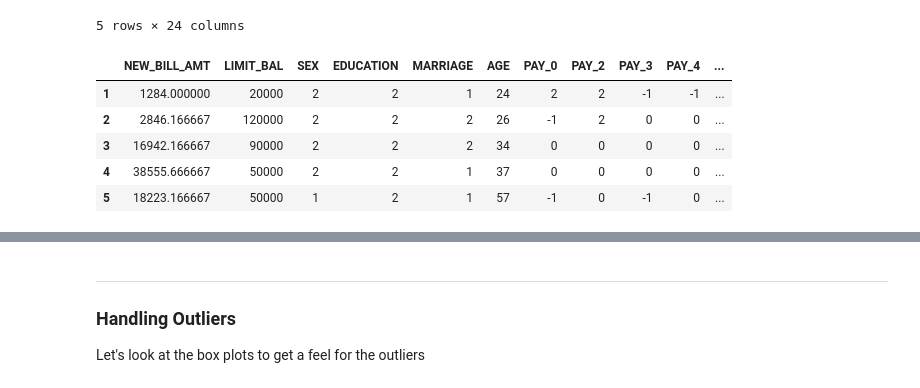
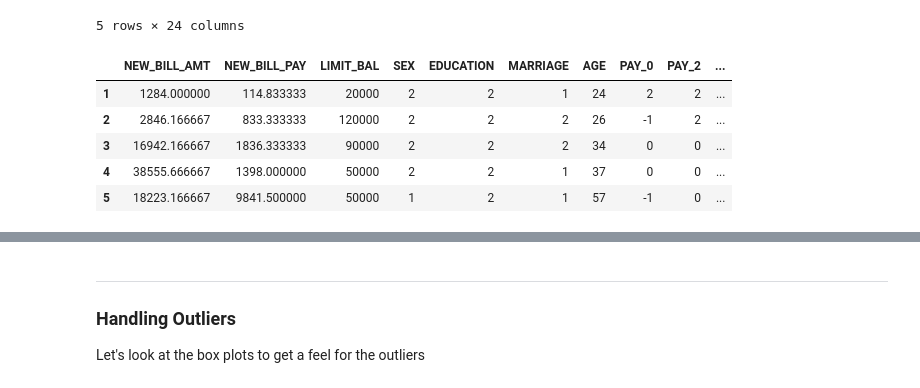
Before and after one commit to vickyumath/GreyAtom-Project, a Jupyter notebook: taiwanese_data/Taiwanese_Credit_Default.ipynb, the cells around one changed output, grey strips where cells are left out. Cells and saved outputs as stored; diff of their text form; code cells hidden in the pictures.

```diff
--- a/taiwanese_data/Taiwanese_Credit_Default.ipynb
+++ b/taiwanese_data/Taiwanese_Credit_Default.ipynb
@@ -162,19 +162,26 @@ cleaned_df.head()
 5 rows × 24 columns
 # %%
 # Get all tje BILL_AMT column names
-cols = df.columns[11:17]
+cols_bill = df.columns[11:17]
+cols_paym = df.columns[17:23]
 
 # Calculate mean across these columns
-mean = cleaned_df[cols].mean(axis=1)
+mean_bill = cleaned_df[cols_bill].mean(axis=1)
+mean_paym = cleaned_df[cols_paym].mean(axis=1)
 
-# Drop the all the original BILL_AMT features and replace it with a new NEW_BILL_AMT feature
-cleaned_df.insert(0, "NEW_BILL_AMT", mean)
-cleaned_df.drop(list(cols), axis=1, inplace=True)
+# Add BILL_AMT & BILL_PAYM features
+cleaned_df.insert(0, "NEW_BILL_AMT", mean_bill)
+cleaned_df.insert(1, "NEW_BILL_PAY", mean_paym)
+
+# Drop the original rows from the dataframe
+cleaned_df.drop(list(cols_bill), axis=1, inplace=True)
+cleaned_df.drop(list(cols_paym), axis=1, inplace=True)
+
 cleaned_df.head()
 # %% [output]
-|  | NEW_BILL_AMT | LIMIT_BAL | SEX | EDUCATION | MARRIAGE | AGE | PAY_0 | PAY_2 | PAY_3 | PAY_4 | ... |
-| 1 | 1284.000000 | 20000 | 2 | 2 | 1 | 24 | 2 | 2 | -1 | -1 | ... |
-| 2 | 2846.166667 | 120000 | 2 | 2 | 2 | 26 | -1 | 2 | 0 | 0 | ... |
-| 3 | 16942.166667 | 90000 | 2 | 2 | 2 | 34 | 0 | 0 | 0 | 0 | ... |
-| 4 | 38555.666667 | 50000 | 2 | 2 | 1 | 37 | 0 | 0 | 0 | 0 | ... |
-| 5 | 18223.166667 | 50000 | 1 | 2 | 1 | 57 | -1 | 0 | -1 | 0 | ... |
+|  | NEW_BILL_AMT | NEW_BILL_PAY | LIMIT_BAL | SEX | EDUCATION | MARRIAGE | AGE | PAY_0 | PAY_2 | ... |
+| 1 | 1284.000000 | 114.833333 | 20000 | 2 | 2 | 1 | 24 | 2 | 2 | ... |
+| 2 | 2846.166667 | 833.333333 | 120000 | 2 | 2 | 2 | 26 | -1 | 2 | ... |
+| 3 | 16942.166667 | 1836.333333 | 90000 | 2 | 2 | 2 | 34 | 0 | 0 | ... |
+| 4 | 38555.666667 | 1398.000000 | 50000 | 2 | 2 | 1 | 37 | 0 | 0 | ... |
+| 5 | 18223.166667 | 9841.500000 | 50000 | 1 | 2 | 1 | 57 | -1 | 0 | ... |
```
Also changed, not shown: parts of 27 cells of this notebook, 1 other file.
